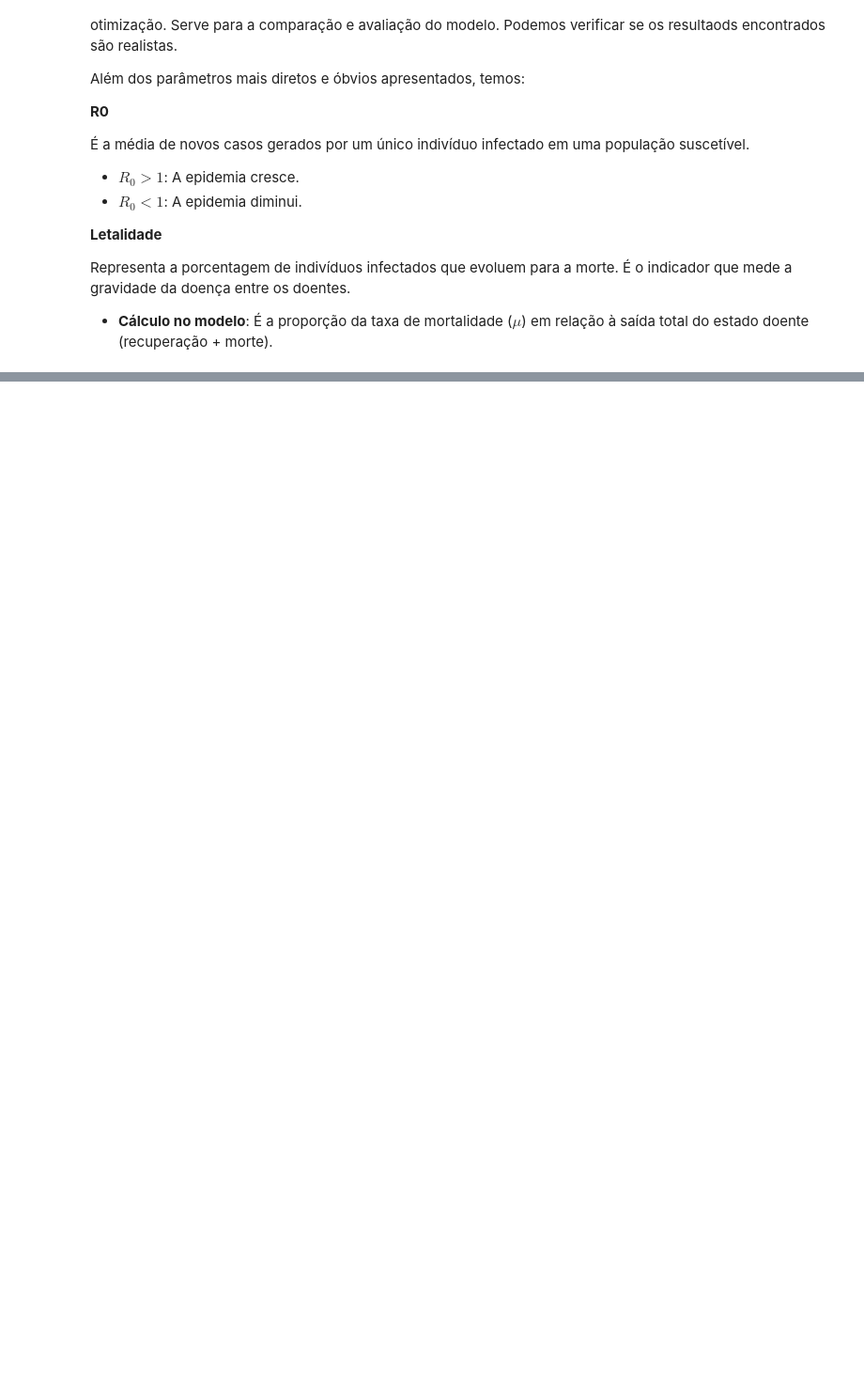
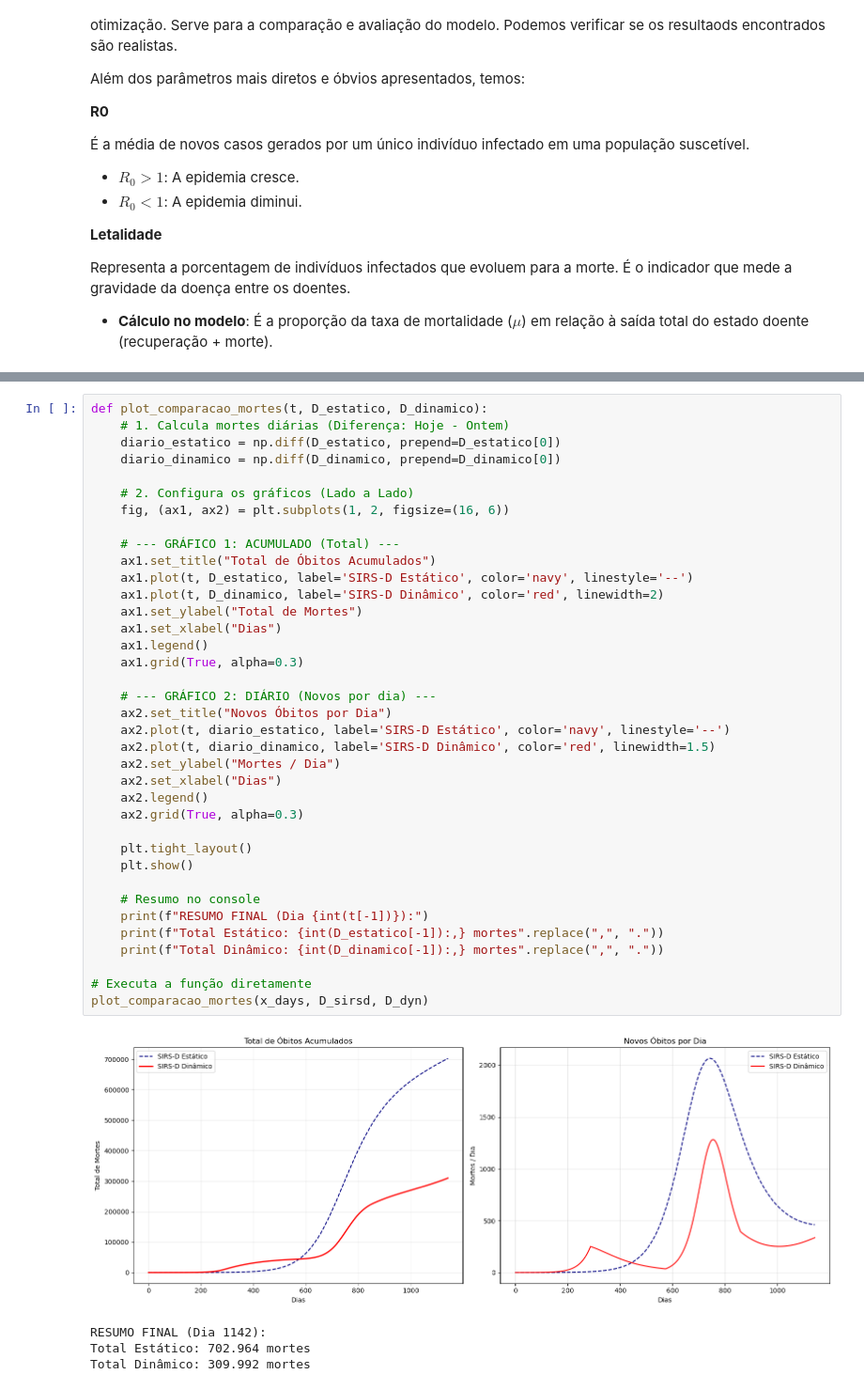
Before and after one commit to pjann42/Informatique-3-Python-Scientifique, a Jupyter notebook: projeto/vv5.ipynb, the cells around one changed output, grey strips where cells are left out. Shown at 94% size. Cells and saved outputs as stored; diff of their text form; blank space fills up the shorter version.

```diff
--- a/projeto/vv5.ipynb
+++ b/projeto/vv5.ipynb
@@ -544,0 +551,42 @@ plot_dynamics("Modelo SIRS Dinâmico", S_dyn, I_dyn, R_dyn, 'red')
+# %%
+def plot_comparacao_mortes(t, D_estatico, D_dinamico):
+    # 1. Calcula mortes diárias (Diferença: Hoje - Ontem)
+    diario_estatico = np.diff(D_estatico, prepend=D_estatico[0])
+    diario_dinamico = np.diff(D_dinamico, prepend=D_dinamico[0])
+
+    # 2. Configura os gráficos (Lado a Lado)
+    fig, (ax1, ax2) = plt.subplots(1, 2, figsize=(16, 6))
+
+    # --- GRÁFICO 1: ACUMULADO (Total) ---
+    ax1.set_title("Total de Óbitos Acumulados")
+    ax1.plot(t, D_estatico, label='SIRS-D Estático', color='navy', linestyle='--')
+    ax1.plot(t, D_dinamico, label='SIRS-D Dinâmico', color='red', linewidth=2)
+    ax1.set_ylabel("Total de Mortes")
+    ax1.set_xlabel("Dias")
+    ax1.legend()
+    ax1.grid(True, alpha=0.3)
+
+    # --- GRÁFICO 2: DIÁRIO (Novos por dia) ---
+    ax2.set_title("Novos Óbitos por Dia")
+    ax2.plot(t, diario_estatico, label='SIRS-D Estático', color='navy', linestyle='--')
+    ax2.plot(t, diario_dinamico, label='SIRS-D Dinâmico', color='red', linewidth=1.5)
+    ax2.set_ylabel("Mortes / Dia")
+    ax2.set_xlabel("Dias")
+    ax2.legend()
+    ax2.grid(True, alpha=0.3)
+
+    plt.tight_layout()
+    plt.show()
+
+    # Resumo no console
+    print(f"RESUMO FINAL (Dia {int(t[-1])}):")
+    print(f"Total Estático: {int(D_estatico[-1]):,} mortes".replace(",", "."))
+    print(f"Total Dinâmico: {int(D_dinamico[-1]):,} mortes".replace(",", "."))
+
+# Executa a função diretamente
+plot_comparacao_mortes(x_days, D_sirsd, D_dyn)
+# %% [output]
+[figure, added]
+RESUMO FINAL (Dia 1142):
+Total Estático: 702.964 mortes
+Total Dinâmico: 309.992 mortes
```
Also changed, not shown: parts of 10 cells of this notebook.
